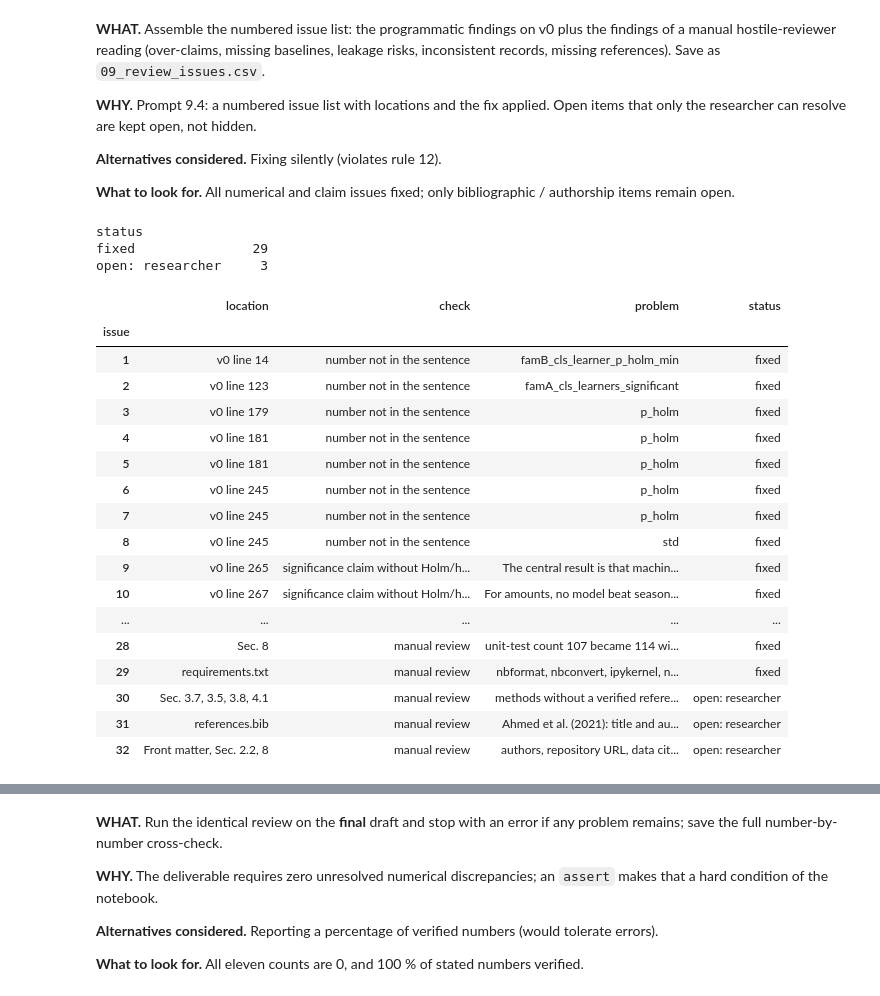
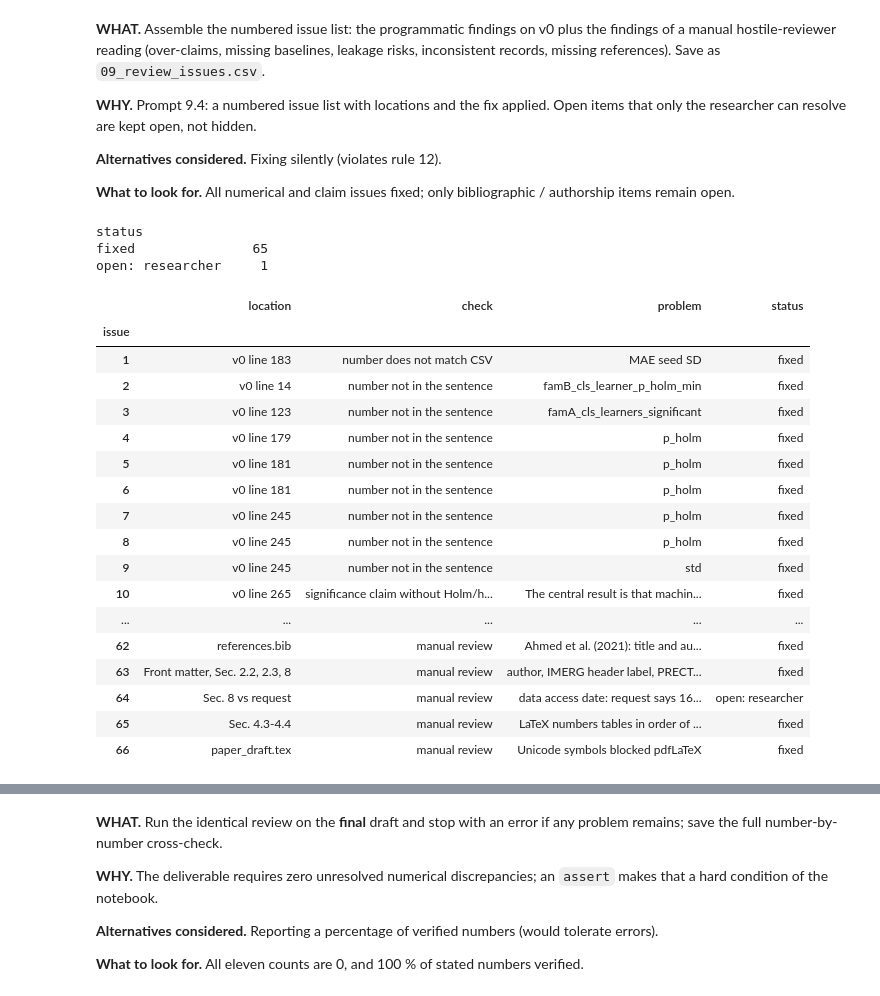
Before and after one commit to mhkamil/sylhet-rainfall-forecasting, a Jupyter notebook: notebooks/09_paper_tables.ipynb, the cells around one changed output, grey strips where cells are left out. Drawn from its saved outputs; the diff is of its cells as text; code cells hidden in the pictures.

```diff
--- a/notebooks/09_paper_tables.ipynb
+++ b/notebooks/09_paper_tables.ipynb
@@ -326,7 +346,7 @@ t1
 # %%
 md = DRAFT.read_text()
 for name, t in PAPER_TABLES.items():
-    md = P.insert_block(md, name, P.markdown_table(t))
+    md = P.insert_block(md, name, P.markdown_table(t) + "\n\nTable: " + CAPTIONS[name])
 DRAFT.write_text(md)
 print("tables inserted:", [n for n in PAPER_TABLES], "| draft lines:", md.count("\n"))
 # %% [output]
@@ -390,6 +410,9 @@ def review(md):
         "baseline not described in Methods": pd.DataFrame({"baseline": [b for b in BASELINES if b not in methods]}),
         "model not described in Methods": pd.DataFrame({"model": [m for m in MODELS if m.lower() not in methods]}),
         "limitation missing": pd.DataFrame({"limitation": [k for k, v in LIMITS.items() if v not in lim]}),
+        "open [CHECK] / [NEEDS CITATION] marker": P.markers(md),
+        "[CHECK] left in references.bib": pd.DataFrame({"line": [i for i, l in enumerate(P.BIB.read_text().splitlines(), 1)
+                                                                 if "[CHECK]" in l and not l.startswith("%")]}),
     }
     return src, out
 
@@ -480,54 +515,62 @@ for k, v in out0.items():
 
 **What to look for.** All numerical and claim issues fixed; only bibliographic / authorship items remain open.
 # %%
+V0_FIX = {  # two v0 findings are artefacts of the final polish (renumbered tables, extended bibliography)
+    "number does not match CSV": "artefact: v0 cites 09_paper_table2.csv, renumbered to table 3 after v0; the final draft cites table 3 (value 1.919 verified)",
+    "bib entry never cited": "artefact: reference added to references.bib after v0; cited in the final draft",
+    "open [CHECK] / [NEEDS CITATION] marker": "resolved with the researcher-verified references and metadata, or claim rephrased",
+}
 auto = []
 for check, df in out0.items():
     for r in df.to_dict("records"):
         what = r.get("name") or r.get("abbreviation") or r.get("concept") or r.get("excerpt", "")[:50]
         auto.append({"location": f"v0 line {r.get('line', '-')}", "check": check, "problem": str(what),
-                     "fix": "text completed / definition added / Holm p-value added", "status": "fixed"})
+                     "fix": V0_FIX.get(check, "text completed / definition added / Holm p-value added"), "status": "fixed"})
 manual = [  # hostile-reviewer reading of the whole draft (location in the final draft)
     ("Title, Sec. 1, Sec. 7", "'pre-registered' overstates an internal freeze (no public registry)", "reworded: frozen protocol / internal pre-registration", "fixed"),
     ("Abstract", "'none differed significantly from LightGBM' is false for TiDE", "'none of these twelve' + smallest p_Holm", "fixed"),
     ("Sec. 4.5, Sec. 5", "non-significance read as equivalence ('indistinguishable', 'matched')", "'not significantly different'", "fixed"),
     ("Sec. 3.4, 3.5", "internal stage jargon ('Stage-1', 'Stage-5 default')", "plain descriptions", "fixed"),
     ("Sec. 3.8, 4.5", "TFT test coverage computed after the one-shot run (post-hoc test analysis)", "disclosed as descriptive; no model or test changed", "fixed"),
     ("Sec. 6 (7)", "no comparison with operational NWP / BMD forecasts (missing baseline)", "stated as limitation", "fixed"),
     ("Sec. 4.6, 6 (9)", "DECISIONS 6.13 / Stage-8 limitation text say 84 ablation contrasts (49/10/25); 06_ablation_master.csv has 118 (68/20/30) since Stage 6", "paper uses the CSV; correction logged (DECISIONS 9.3)", "fixed"),
     ("Sec. 4.3", "dev->test Spearman for BSS: 0.88 in the Stage-7 notebook (unrounded scores) vs 0.89 from the rounded CSV (ties)", "paper reports 0.89 from the CSV; logged", "fixed"),
     ("Sec. 4.1", "DATA_SOURCE.md rounds the 2016-2025 mean to 5,380 mm; CSV gives 5,377 mm", "paper uses 5,377", "fixed"),
     ("Sec. 4.2", "06_best_params.csv still shows the first Ridge optimum (alpha 99.4, upper edge); the re-tuned alpha 236 is only in the JSON", "derived table reads the JSON", "fixed"),
     ("Sec. 8", "unit-test count 107 became 114 with the checker tests", "count stated with breakdown; verified by pytest below", "fixed"),
     ("requirements.txt", "nbformat, nbconvert, ipykernel, nbclient were unpinned", "pinned to the installed versions", "fixed"),
-    ("Sec. 3.7, 3.5, 3.8, 4.1", "methods without a verified reference (Holm, HAC, block bootstrap, Pettitt, Optuna, SHAP, ALE, Tweedie, PyTorch)", "marked [NEEDS CITATION]", "open: researcher"),
-    ("references.bib", "Ahmed et al. (2021): title and author list not in the supplied list", "marked [CHECK]", "open: researcher"),
-    ("Front matter, Sec. 2.2, 8", "authors, repository URL, data citation, IMERG header label", "marked [CHECK]", "open: researcher"),
+    ("Sec. 1, 3.4-3.8, 4.1, 5", "15 claims without a verified reference", "11 cited from the researcher-verified list (Holm, Newey-West, Kuensch, Pettitt, Akiba, Lundberg, Apley, Jorgensen, Paszke, Brammer, Rafiuddin); 4 rephrased as claims that need no external citation (own results, verification practice via Wilks) instead of forcing an ill-fitting reference", "fixed"),
+    ("references.bib", "Ahmed et al. (2021): title and author list missing", "researcher-supplied metadata; 30 entries in total", "fixed"),
+    ("Front matter, Sec. 2.2, 2.3, 8", "author, IMERG header label, PRECTOTCORR break attribution, repository URL, data citation", "facts from the raw header and DATA_SOURCE.md; break attribution stated as plausible, untested [Reichle 2017]", "fixed"),
+    ("Sec. 8 vs request", "data access date: request says 16 Oct 2026, DATA_SOURCE.md records the download on 14 Oct 2026", "kept the recorded 14 Oct 2026 (rule 12); researcher to confirm", "open: researcher"),
+    ("Sec. 4.3-4.4", "LaTeX numbers tables in order of appearance; the paper used 1, 3, 2, 4", "tables renumbered 1-4 in order; captions generated with the tables", "fixed"),
+    ("paper_draft.tex", "Unicode symbols blocked pdfLaTeX", "mapped to LaTeX commands; file is pure ASCII; compiled with pdfLaTeX + BibTeX below", "fixed"),
 ]
 issues = pd.DataFrame(auto + [dict(zip(["location", "problem", "fix", "status"], m), check="manual review") for m in manual])
 issues.index = range(1, len(issues) + 1)
 issues.index.name = "issue"
 issues.to_csv(TAB / "09_review_issues.csv")
 print(issues.status.value_counts().to_string())
 issues[["location", "check", "problem", "status"]]
 # %% [output]
 status
-fixed               29
-open: researcher     3
+fixed               65
+open: researcher     1
 |  | location | check | problem | status |
 | issue |  |  |  |  |
-| 1 | v0 line 14 | number not in the sentence | famB_cls_learner_p_holm_min | fixed |
-| 2 | v0 line 123 | number not in the sentence | famA_cls_learners_significant | fixed |
-| 3 | v0 line 179 | number not in the sentence | p_holm | fixed |
-| 4 | v0 line 181 | number not in the sentence | p_holm | fixed |
+| 1 | v0 line 183 | number does not match CSV | MAE seed SD | fixed |
+| 2 | v0 line 14 | number not in the sentence | famB_cls_learner_p_holm_min | fixed |
+| 3 | v0 line 123 | number not in the sentence | famA_cls_learners_significant | fixed |
+| 4 | v0 line 179 | number not in the sentence | p_holm | fixed |
 | 5 | v0 line 181 | number not in the sentence | p_holm | fixed |
-| 6 | v0 line 245 | number not in the sentence | p_holm | fixed |
+| 6 | v0 line 181 | number not in the sentence | p_holm | fixed |
 | 7 | v0 line 245 | number not in the sentence | p_holm | fixed |
-| 8 | v0 line 245 | number not in the sentence | std | fixed |
-| 9 | v0 line 265 | significance claim without Holm/h... | The central result is that machin... | fixed |
-| 10 | v0 line 267 | significance claim without Holm/h... | For amounts, no model beat season... | fixed |
+| 8 | v0 line 245 | number not in the sentence | p_holm | fixed |
+| 9 | v0 line 245 | number not in the sentence | std | fixed |
+| 10 | v0 line 265 | significance claim without Holm/h... | The central result is that machin... | fixed |
 | ... | ... | ... | ... | ... |
-| 28 | Sec. 8 | manual review | unit-test count 107 became 114 wi... | fixed |
-| 29 | requirements.txt | manual review | nbformat, nbconvert, ipykernel, n... | fixed |
-| 30 | Sec. 3.7, 3.5, 3.8, 4.1 | manual review | methods without a verified refere... | open: researcher |
-| 31 | references.bib | manual review | Ahmed et al. (2021): title and au... | open: researcher |
-| 32 | Front matter, Sec. 2.2, 8 | manual review | authors, repository URL, data cit... | open: researcher |
+| 62 | references.bib | manual review | Ahmed et al. (2021): title and au... | fixed |
+| 63 | Front matter, Sec. 2.2, 2.3, 8 | manual review | author, IMERG header label, PRECT... | fixed |
+| 64 | Sec. 8 vs request | manual review | data access date: request says 16... | open: researcher |
+| 65 | Sec. 4.3-4.4 | manual review | LaTeX numbers tables in order of ... | fixed |
+| 66 | paper_draft.tex | manual review | Unicode symbols blocked pdfLaTeX | fixed |
```
Also changed, not shown: parts of 24 cells of this notebook, 18 other files.
